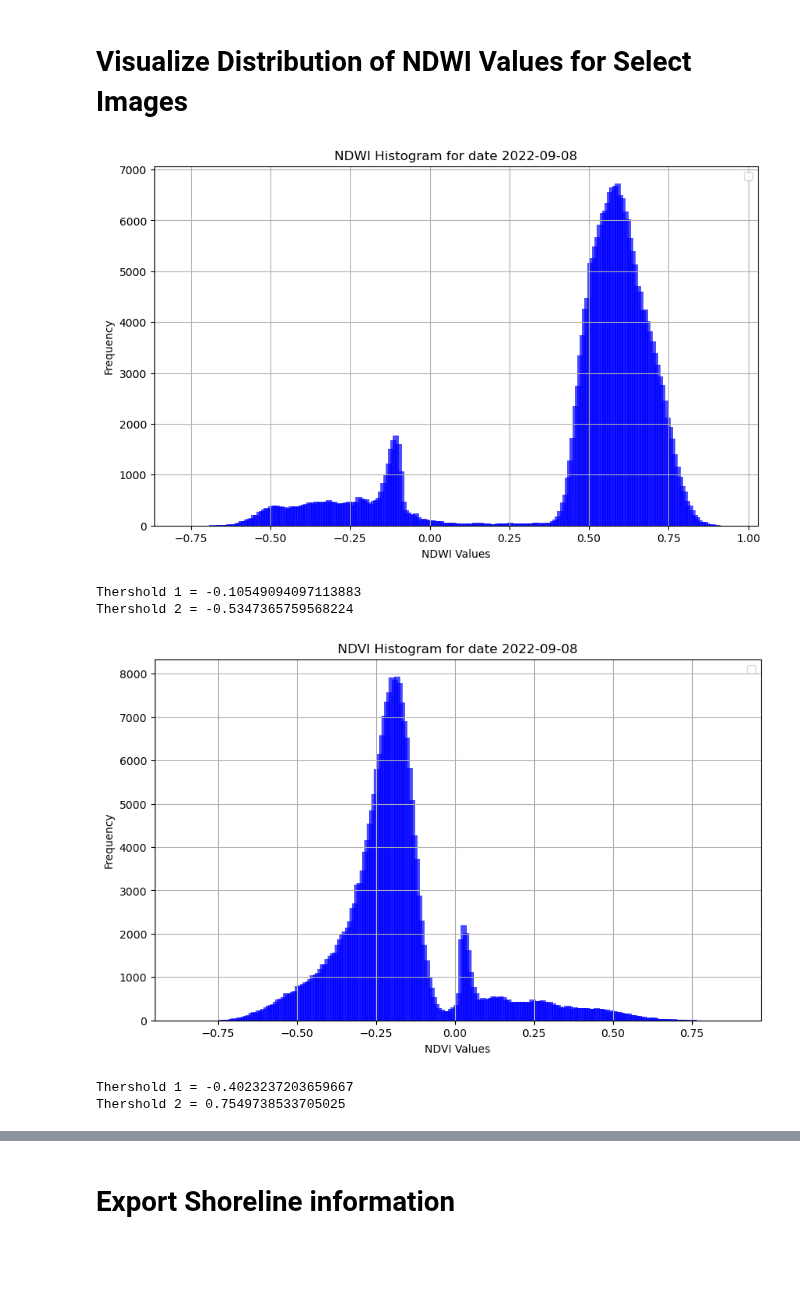
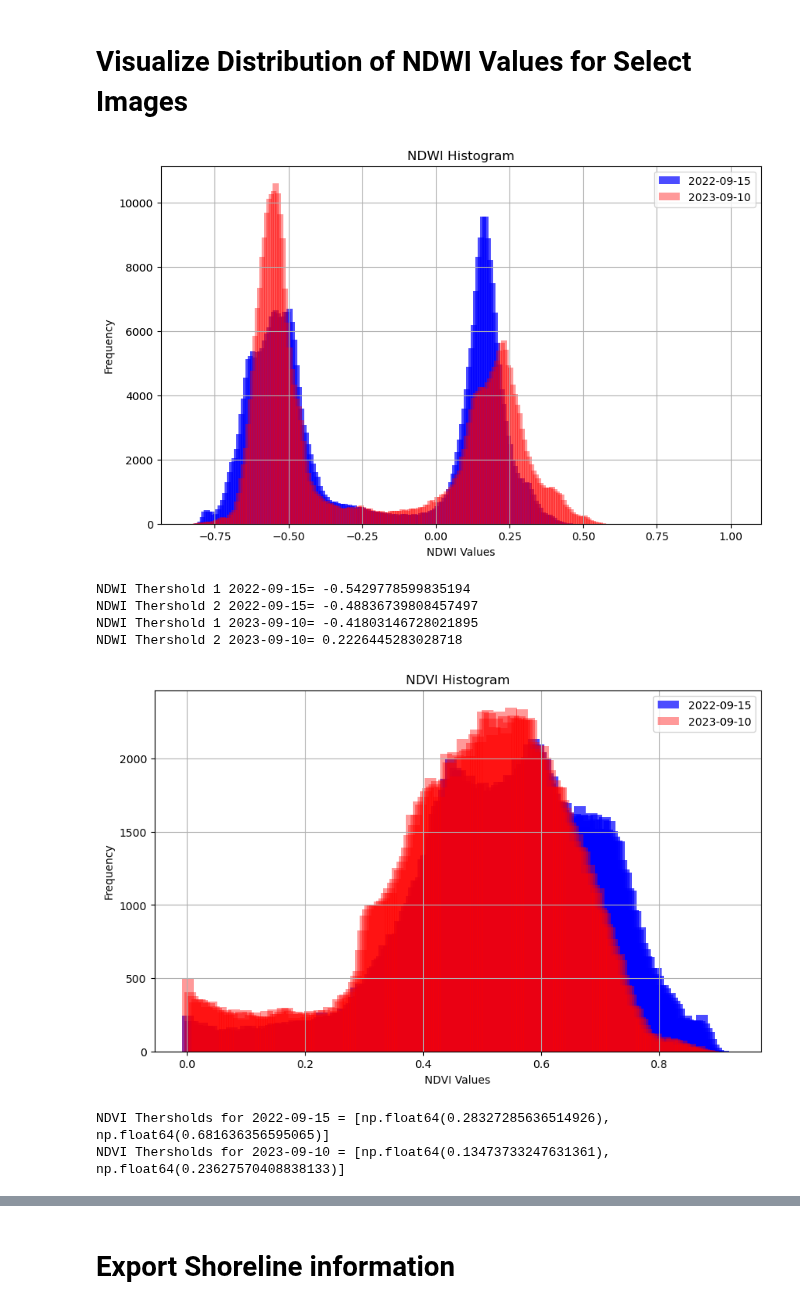
Before and after one commit to SOILSAT/Sat_Info, a Jupyter notebook: gee_python/shoreline_getter.ipynb, the cells around one changed output, grey strips where cells are left out. Cells and saved outputs as stored; diff of their text form; code cells hidden in the pictures; blank space fills up the shorter version.

```diff
--- a/gee_python/shoreline_getter.ipynb
+++ b/gee_python/shoreline_getter.ipynb
@@ -284,10 +361,24 @@ ndwi_histogram = get_histogram(ndwi_image, 10, 150, 'NDWI')
 ndwi_values = ndwi_histogram['bucketMeans']
 ndwi_counts = ndwi_histogram['histogram']
 
+
+# second date
+# Get the first image in the collection (or map over the collection if needed)
+s2_date_list2 = collections[colls[24]].map(get_date).aggregate_array('date').getInfo()
+ndwi_image2 = collections[colls[24]].first()
+
+ndwi_date2 = s2_date_list2[0]
+ndwi_histogram2 = get_histogram(ndwi_image2, 10, 150, 'NDWI')
+
+# Extract the histogram values for plotting
+ndwi_values2 = ndwi_histogram2['bucketMeans']
+ndwi_counts2 = ndwi_histogram2['histogram']
+
 # Plot the histogram using Matplotlib
 plt.figure(figsize=(10, 6))
-plt.bar(ndwi_values, ndwi_counts, width=0.02, color='blue', alpha=0.7)
-plt.title(f"NDWI Histogram for date {ndwi_date}")
+plt.bar(ndwi_values, ndwi_counts, width=0.02, color='blue', alpha=0.7, label = ndwi_date)
+plt.bar(ndwi_values2, ndwi_counts2, width=0.02, color='red', alpha=0.4, label = ndwi_date2)
+plt.title(f"NDWI Histogram")
 plt.xlabel("NDWI Values")
 plt.ylabel("Frequency")
 plt.legend()
@@ -295,57 +386,91 @@ plt.grid(True)
 plt.show()
 
 edge_i, edge_k = otsu_trimodal_from_histogram(ndwi_histogram)
-print(f'Thershold 1 = {edge_i}')
-print(f'Thershold 2 = {edge_k}')
+print(f'NDWI Thershold 1 {ndwi_date}= {edge_i}')
+print(f'NDWI Thershold 2 {ndwi_date}= {edge_k}')
 
 if edge_i < edge_k:
     ndwi_thresh = [edge_i, edge_k]
 else:
     ndwi_thresh = [edge_k, edge_i]
+
+edge_i2, edge_k2 = otsu_trimodal_from_histogram(ndwi_histogram2)
+print(f'NDWI Thershold 1 {ndwi_date2}= {edge_i2}')
+print(f'NDWI Thershold 2 {ndwi_date2}= {edge_k2}')
+
+if edge_i2 < edge_k2:
+    ndwi_thresh2 = [edge_i2, edge_k2]
+else:
+    ndwi_thresh2 = [edge_k2, edge_i2]
 # %% [output]
-[figure, old version]
+[figure, new version]
-Thershold 1 = -0.10549094097113883
-Thershold 2 = -0.5347365759568224
+NDWI Thershold 1 2022-09-15= -0.5429778599835194
+NDWI Thershold 2 2022-09-15= -0.48836739808457497
+NDWI Thershold 1 2023-09-10= -0.41803146728021895
+NDWI Thershold 2 2023-09-10= 0.2226445283028718
 # %%
 # no mask
 
 # all I need for segmenting images into coastlines would be
 # Need to make this applicable for each image in image collection
 # it will read in a specified band of a passed image collection, then segment it using Otsu's method
 # It should create a new image collection of
-#   1) Water Bodies, 2) Land Bodies, 3) Shorelines
+#   1) Water Bodies, 0) Land Bodies, 18) Shorelines
 # those can then be used to measure horizontal changes in shoreline over time
 
 # Get the first image in the collection (or map over the collection if needed)
+s2_date_list = collections[colls[18]].map(get_date).aggregate_array('date').getInfo()
 ndvi_image = collections[colls[18]].first()
+ndvi_image = ndvi_image.updateMask(ndvi_image.gte(0.0))     ### mask to remove the water and low vegetation areas
 
 ndvi_date = s2_date_list[0]
 ndvi_histogram = get_histogram(ndvi_image, 10, 150, 'NDVI')
 
 # Extract the histogram values for plotting
 ndvi_values = ndvi_histogram['bucketMeans']
 ndvi_counts = ndvi_histogram['histogram']
 
+
+# second date
+# Get the first image in the collection (or map over the collection if needed)
+s1_date_list2 = collections[colls[23]].map(get_date).aggregate_array('date').getInfo()
+ndvi_image2 = collections[colls[23]].first()
+ndvi_image2 = ndvi_image2.updateMask(ndvi_image2.gte(0.0))
+
+ndvi_date2 = s1_date_list2[0]
+ndvi_histogram2 = get_histogram(ndvi_image2, 10, 150, 'NDVI')
+
+# Extract the histogram values for plotting
+ndvi_values2 = ndvi_histogram2['bucketMeans']
+ndvi_counts2 = ndvi_histogram2['histogram']
+
 # Plot the histogram using Matplotlib
 plt.figure(figsize=(10, 6))
-plt.bar(ndvi_values, ndvi_counts, width=0.02, color='blue', alpha=0.7)
-plt.title(f"NDVI Histogram for date {ndvi_date}")
+plt.bar(ndvi_values, ndvi_counts, width=0.02, color='blue', alpha=0.7, label = ndvi_date)
+plt.bar(ndvi_values2, ndvi_counts2, width=0.02, color='red', alpha=0.4, label = ndvi_date2)
+plt.title(f"NDVI Histogram")
 plt.xlabel("NDVI Values")
 plt.ylabel("Frequency")
 plt.legend()
 plt.grid(True)
 plt.show()
 
 edge_i, edge_k = otsu_trimodal_from_histogram(ndvi_histogram)
-print(f'Thershold 1 = {edge_i}')
-print(f'Thershold 2 = {edge_k}')
-
 if edge_i < edge_k:
     ndvi_thresh = [edge_i, edge_k]
 else:
     ndvi_thresh = [edge_k, edge_i]
+
+edge_i2, edge_k2 = otsu_trimodal_from_histogram(ndvi_histogram2)
+if edge_i2 < edge_k2:
+    ndvi_thresh2 = [edge_i2, edge_k2]
+else:
+    ndvi_thresh2 = [edge_k2, edge_i2]
+
+print(f'NDVI Thersholds for {ndvi_date} = {ndvi_thresh}')
+print(f'NDVI Thersholds for {ndvi_date2} = {ndvi_thresh2}')
 # %% [output]
-[figure, old version]
+[figure, new version]
-Thershold 1 = -0.4023237203659667
-Thershold 2 = 0.7549738533705025
+NDVI Thersholds for 2022-09-15 = [np.float64(0.28327285636514926), np.float64(0.681636356595065)]
+NDVI Thersholds for 2023-09-10 = [np.float64(0.13473733247631361), np.float64(0.23627570408838133)]
 # %% [markdown]
```
Also changed, not shown: parts of 15 cells of this notebook.
